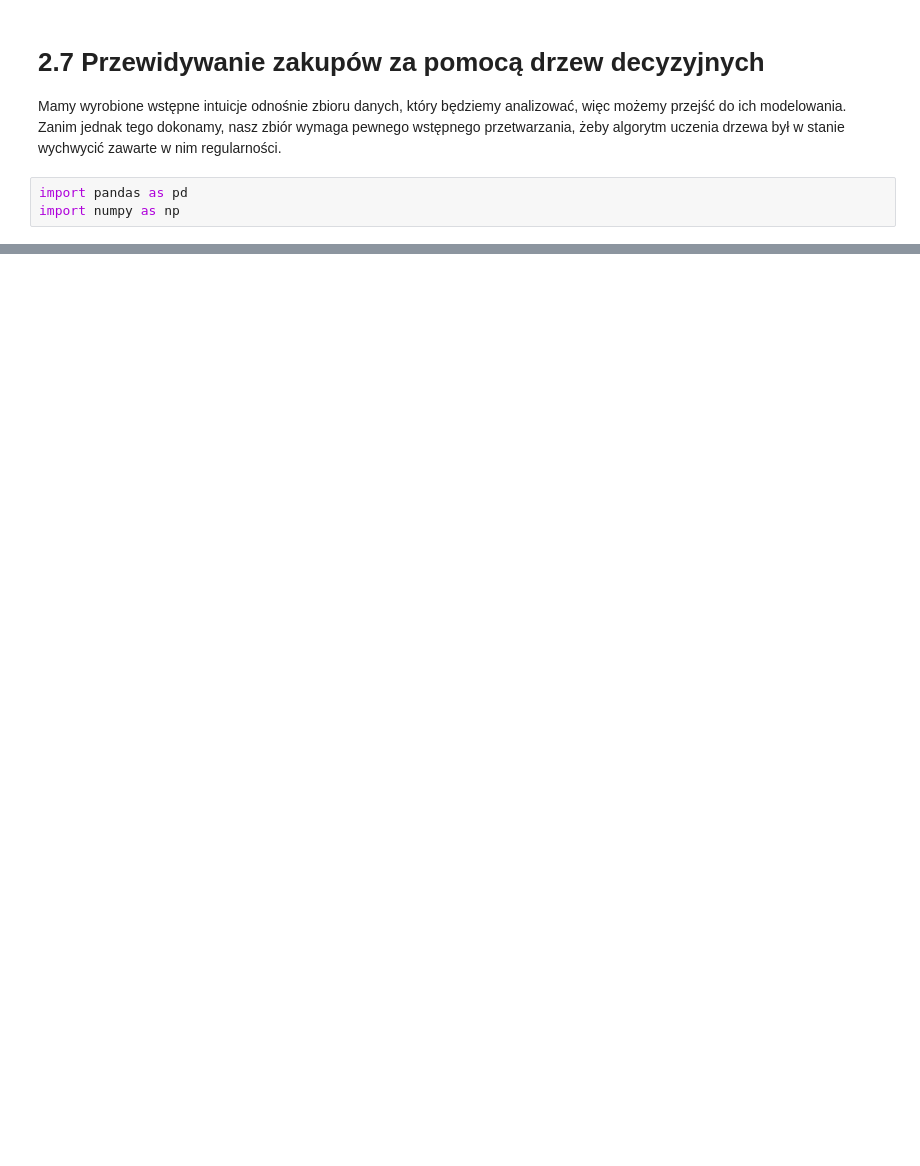
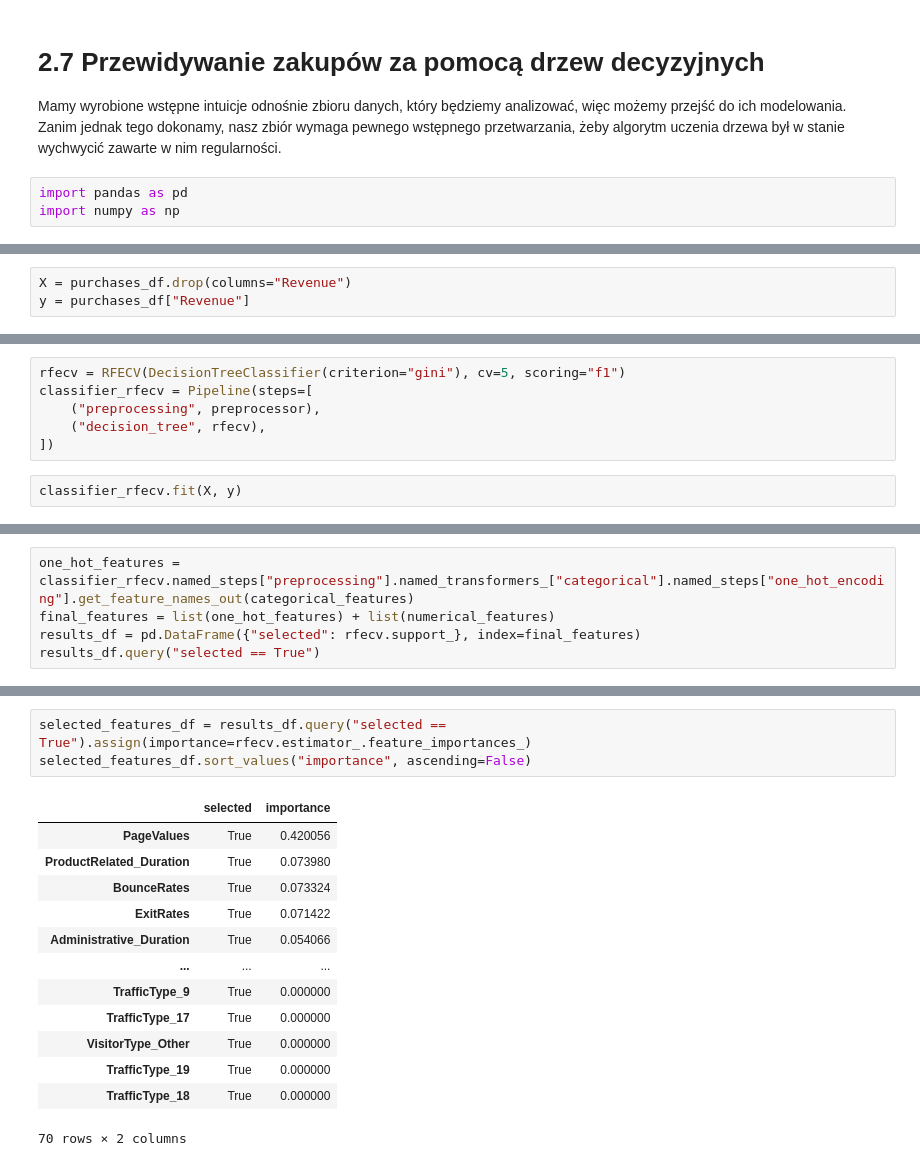
Before and after one commit to AverageGHenjoyer/drzewa-decyzyjne-i-lasy-losowe, a Jupyter notebook: rozdzial_2_drzewa_w_klasyfikacji/2_7_purchase_prediction.ipynb, the cells around one changed output, grey strips where cells are left out. Saved outputs shown, nothing was run; the diff lists cells and outputs as text; blank space fills up the shorter version.

```diff
--- a/rozdzial_2_drzewa_w_klasyfikacji/2_7_purchase_prediction.ipynb
+++ b/rozdzial_2_drzewa_w_klasyfikacji/2_7_purchase_prediction.ipynb
@@ -17,0 +108,3 @@ purchases_df.sample(6)
+# %%
+X = purchases_df.drop(columns="Revenue")
+y = purchases_df["Revenue"]
@@ -17,0 +158,8 @@ purchases_df.sample(6)
+# %%
+rfecv = RFECV(DecisionTreeClassifier(criterion="gini"), cv=5, scoring="f1")
+classifier_rfecv = Pipeline(steps=[
+    ("preprocessing", preprocessor),
+    ("decision_tree", rfecv),
+])
+# %%
+classifier_rfecv.fit(X, y)
@@ -17,0 +220,5 @@ purchases_df.sample(6)
+# %%
+one_hot_features = classifier_rfecv.named_steps["preprocessing"].named_transformers_["categorical"].named_steps["one_hot_encoding"].get_feature_names_out(categorical_features)
+final_features = list(one_hot_features) + list(numerical_features)
+results_df = pd.DataFrame({"selected": rfecv.support_}, index=final_features)
+results_df.query("selected == True")
@@ -17,0 +239,17 @@ purchases_df.sample(6)
+# %%
+selected_features_df = results_df.query("selected == True").assign(importance=rfecv.estimator_.feature_importances_)
+selected_features_df.sort_values("importance", ascending=False)
+# %% [output]
+|  | selected | importance |
+| PageValues | True | 0.420056 |
+| ProductRelated_Duration | True | 0.073980 |
+| BounceRates | True | 0.073324 |
+| ExitRates | True | 0.071422 |
+| Administrative_Duration | True | 0.054066 |
+| ... | ... | ... |
+| TrafficType_9 | True | 0.000000 |
+| TrafficType_17 | True | 0.000000 |
+| VisitorType_Other | True | 0.000000 |
+| TrafficType_19 | True | 0.000000 |
+| TrafficType_18 | True | 0.000000 |
+70 rows × 2 columns
```
Also changed, not shown: parts of 31 cells of this notebook.
